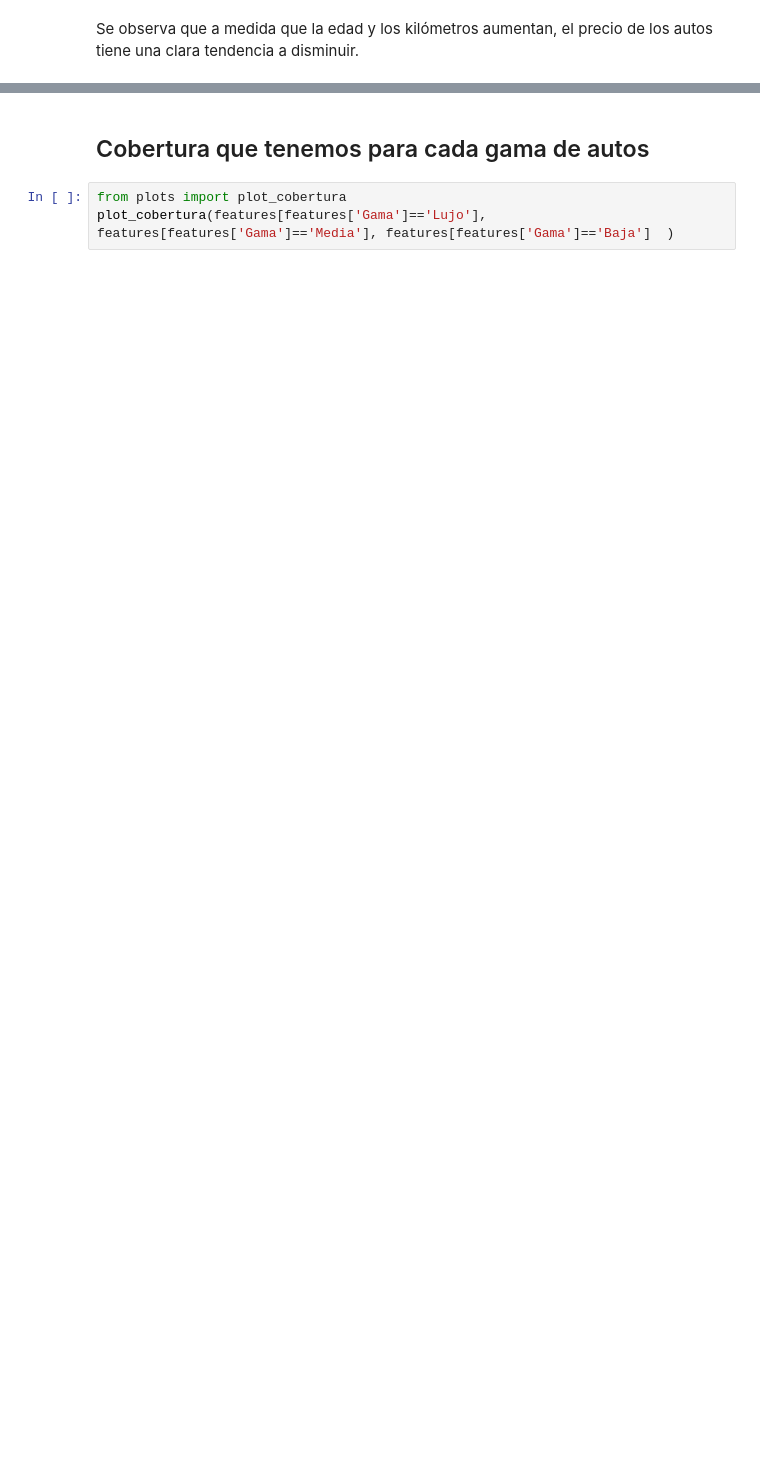
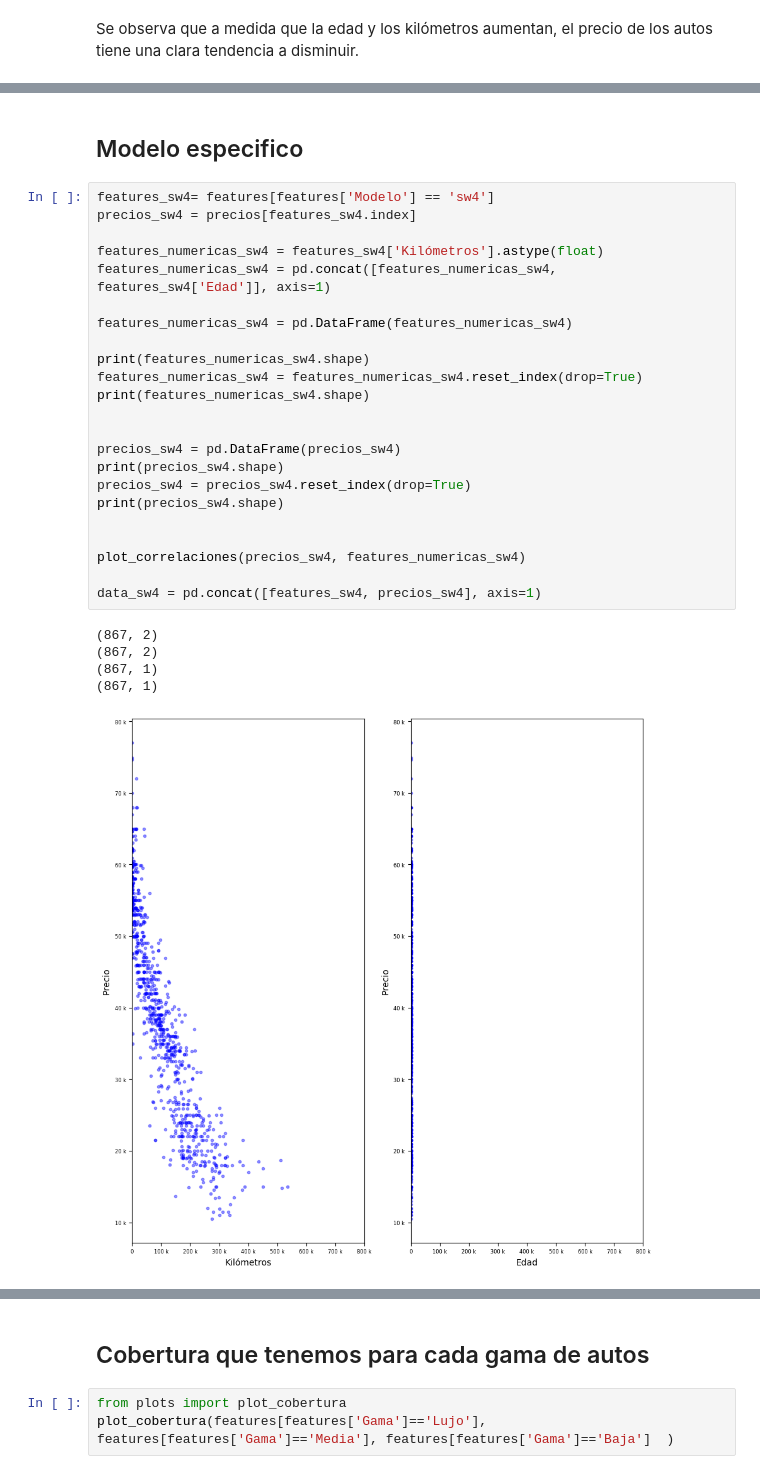
Before and after one commit to ninarigal/TP_FINAL_ML, a Jupyter notebook: analisis_datos/analisis_datos.ipynb, the cells around one changed output, grey strips where cells are left out. Cells and saved outputs as stored; diff of their text form; blank space fills up the shorter version.

```diff
--- a/analisis_datos/analisis_datos.ipynb
+++ b/analisis_datos/analisis_datos.ipynb
@@ -37,0 +66,31 @@ Se observa que a medida que la edad y los kilómetros aumentan, el precio de los
+# %% [markdown]
+## Modelo especifico
+# %%
+features_sw4= features[features['Modelo'] == 'sw4']
+precios_sw4 = precios[features_sw4.index]
+
+features_numericas_sw4 = features_sw4['Kilómetros'].astype(float)
+features_numericas_sw4 = pd.concat([features_numericas_sw4, features_sw4['Edad']], axis=1)
+
+features_numericas_sw4 = pd.DataFrame(features_numericas_sw4)
+
+print(features_numericas_sw4.shape)
+features_numericas_sw4 = features_numericas_sw4.reset_index(drop=True)
+print(features_numericas_sw4.shape)
+
+
+precios_sw4 = pd.DataFrame(precios_sw4)
+print(precios_sw4.shape)
+precios_sw4 = precios_sw4.reset_index(drop=True)
+print(precios_sw4.shape)
+
+
+plot_correlaciones(precios_sw4, features_numericas_sw4)
+
+data_sw4 = pd.concat([features_sw4, precios_sw4], axis=1)
+# %% [output]
+(867, 2)
+(867, 2)
+(867, 1)
+(867, 1)
+[figure, added]
```
Also changed, not shown: parts of 8 cells of this notebook, 2 other files.
